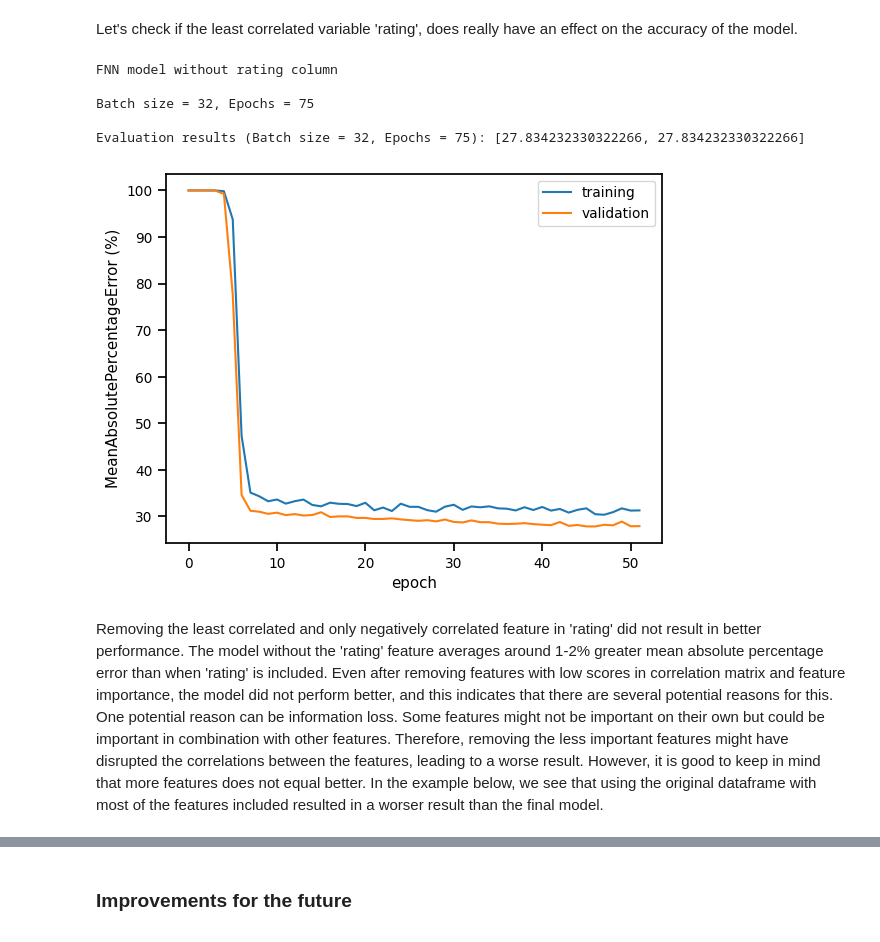
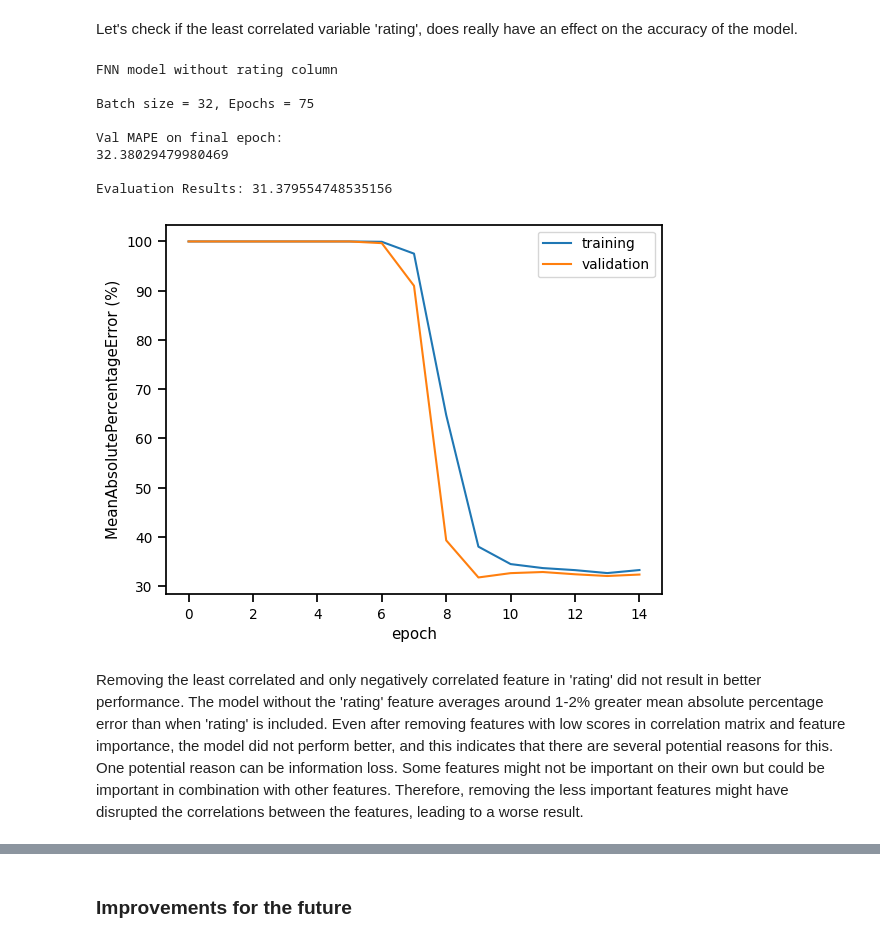
Before and after one commit to rhoyaki/PIC-16B-Final-Project, a Jupyter notebook: Movie Dataframe.ipynb, the cells around one changed output, grey strips where cells are left out. Drawn from its saved outputs; the diff is of its cells as text; code cells hidden in the pictures.

```diff
--- a/Movie Dataframe.ipynb
+++ b/Movie Dataframe.ipynb
@@ -488,14 +488,17 @@ rating_df = scalar_df.copy()
 
 #dataframe with dropping rating column
 scalar_df = scalar_df.drop("rating", axis=1)
-#create train test split again
+
 
 #train test with rating column
 X = rating_df.drop("Lifetime Gross", axis = 1)
 y = rating_df["Lifetime Gross"]
 
-#training and testing set (no validation?)
-X_train, X_test, y_train, y_test = train_test_split(X, y, test_size = 0.2)
+#Get evaluation set (X_eval, y_eval)
+X_training, X_eval, y_training, y_eval = train_test_split(X, y, test_size = 0.1)
+
+#training and validation set
+X_train, X_test, y_train, y_test = train_test_split(X_training, y_training, test_size = 0.2)
 
 X_train.shape
 rating_df
@@ -549,7 +552,7 @@ keras.utils.plot_model(pre_model, "premodel.png",
 [figure]
 # %%
 adam = keras.optimizers.Adam(
-    learning_rate=0.05,
+    learning_rate=0.07,
     beta_1=0.9,
     beta_2=0.999,
     epsilon=1e-07,
@@ -568,6 +571,6 @@ pre_model.compile(optimizer = adam,
               metrics = [mape])
 
 history = pre_model.fit(X_train, y_train,
-                        epochs = 20, verbose=False,
+                        epochs = 30, verbose=False,
                         batch_size = 16,
                         validation_data=(X_test, y_test))
@@ -785,37 +806,43 @@ Let's check if the least correlated variable 'rating', does really have an effec
 # %%
 #input shape is 5 because 5 features
 input_shape = 5
 #output shape is 1 because of one label
 output_shape = 1
 
 X = scalar_df.drop("Lifetime Gross", axis = 1)
 y = scalar_df["Lifetime Gross"]
 
-#training and testing set (no validation?)
-X_train2, X_test2, y_train2, y_test2 = train_test_split(X, y, test_size = 0.2)
+#Get evaluation set (X_eval, y_eval)
+X_training, X_eval, y_training, y_eval = train_test_split(X, y, test_size = 0.1)
 
-X_train2.shape
+#training and validation set
+X_train2, X_test2, y_train2, y_test2 = train_test_split(X_training, y_training, test_size = 0.2)
 
 print('FNN model without rating column \n')
 print('Batch size = 32, Epochs = 75 \n')
 
 FNN_model2 = construct_fnn(input_shape, output_shape)
 history = train_model(FNN_model2, (X_train2, y_train2), (X_test2, y_test2), 32, 75)
 
-# Evaluate the model, first value is loss, second value is MAPE
-print('Evaluation results (Batch size = 32, Epochs = 75):', FNN_model2.evaluate(X_test2, y_test2, verbose=0))
+# print out final validation MAPE
+print("Val MAPE on final epoch:")
+print(history.history["val_mean_absolute_percentage_error"][-1], "\n")
 
+print("Evaluation Results:", FNN_model2.evaluate(X_eval, y_eval, verbose=0)[0])
 plt.plot(history.history["loss"], label = "training")
 plt.plot(history.history["val_loss"], label = "validation")
 plt.gca().set(xlabel = "epoch", ylabel = "MeanAbsolutePercentageError (%)")
 plt.legend()
 plt.show()
 # %% [output]
 FNN model without rating column
 
 Batch size = 32, Epochs = 75
 
-Evaluation results (Batch size = 32, Epochs = 75): [27.834232330322266, 27.834232330322266]
+Val MAPE on final epoch:
+32.38029479980469
+
+Evaluation Results: 31.379554748535156
-[figure, old version]
+[figure, new version]
 # %% [markdown]
-Removing the least correlated and only negatively correlated feature in 'rating' did not result in better performance. The model without the 'rating' feature averages around 1-2% greater mean absolute percentage error than when 'rating' is included. Even after removing features with low scores in correlation matrix and feature importance, the model did not perform better, and this indicates that there are several potential reasons for this. One potential reason can be information loss. Some features might not be important on their own but could be important in combination with other features. Therefore, removing the less important features might have disrupted the correlations between the features, leading to a worse result. However, it is good to keep in mind that more features does not equal better. In the example below, we see that using the original dataframe with most of the features included resulted in a worser result than the final model.
+Removing the least correlated and only negatively correlated feature in 'rating' did not result in better performance. The model without the 'rating' feature averages around 1-2% greater mean absolute percentage error than when 'rating' is included. Even after removing features with low scores in correlation matrix and feature importance, the model did not perform better, and this indicates that there are several potential reasons for this. One potential reason can be information loss. Some features might not be important on their own but could be important in combination with other features. Therefore, removing the less important features might have disrupted the correlations between the features, leading to a worse result.
```
Also changed, not shown: parts of 15 cells of this notebook.
